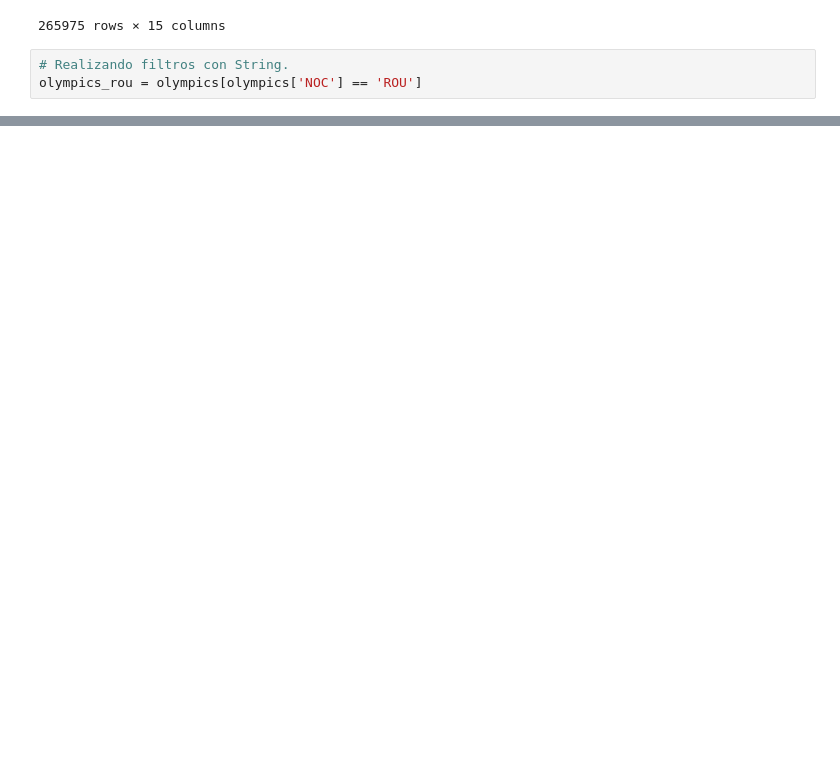
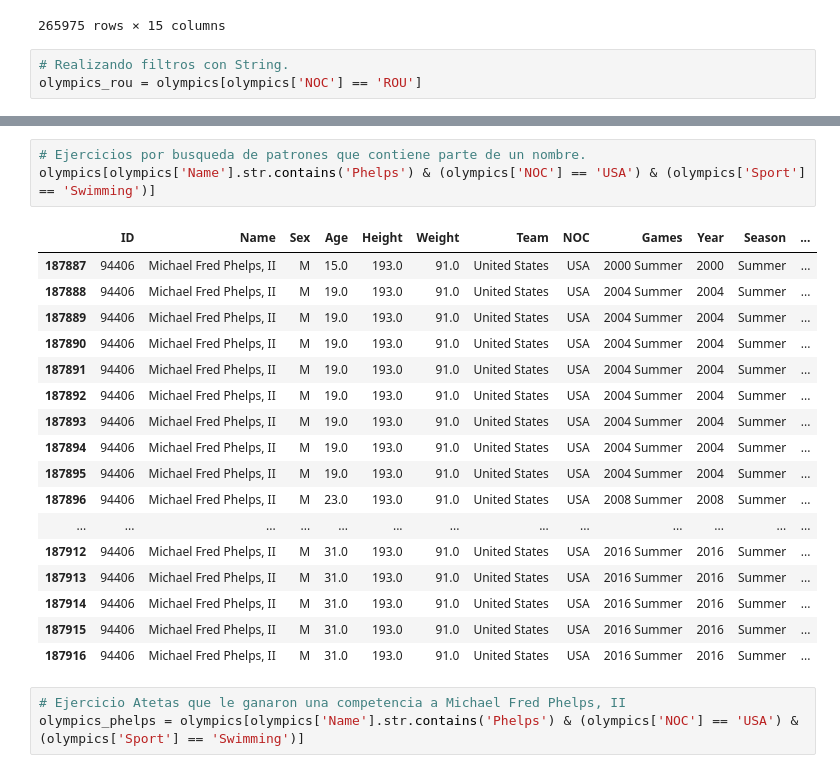
Before and after one commit to oscargbocanegra/learning, a Jupyter notebook: MachineLearning/c-udemy-analisis-datos-python-3/notebooks/04-manipulacion-datos-pandas.ipynb, the cells around one changed output, grey strips where cells are left out. Cells and saved outputs as stored; diff of their text form; blank space fills up the shorter version.

```diff
--- a/MachineLearning/c-udemy-analisis-datos-python-3/notebooks/04-manipulacion-datos-pandas.ipynb
+++ b/MachineLearning/c-udemy-analisis-datos-python-3/notebooks/04-manipulacion-datos-pandas.ipynb
@@ -266,0 +299,24 @@ olympics_rou[olympics_rou['Name'].str.startswith('Nadia')]
+# %%
+# Ejercicios por busqueda de patrones que contiene parte de un nombre.
+olympics[olympics['Name'].str.contains('Phelps') & (olympics['NOC'] == 'USA') & (olympics['Sport'] == 'Swimming')]
+# %% [output]
+|  | ID | Name | Sex | Age | Height | Weight | Team | NOC | Games | Year | Season | ... |
+| 187887 | 94406 | Michael Fred Phelps, II | M | 15.0 | 193.0 | 91.0 | United States | USA | 2000 Summer | 2000 | Summer | ... |
+| 187888 | 94406 | Michael Fred Phelps, II | M | 19.0 | 193.0 | 91.0 | United States | USA | 2004 Summer | 2004 | Summer | ... |
+| 187889 | 94406 | Michael Fred Phelps, II | M | 19.0 | 193.0 | 91.0 | United States | USA | 2004 Summer | 2004 | Summer | ... |
+| 187890 | 94406 | Michael Fred Phelps, II | M | 19.0 | 193.0 | 91.0 | United States | USA | 2004 Summer | 2004 | Summer | ... |
+| 187891 | 94406 | Michael Fred Phelps, II | M | 19.0 | 193.0 | 91.0 | United States | USA | 2004 Summer | 2004 | Summer | ... |
+| 187892 | 94406 | Michael Fred Phelps, II | M | 19.0 | 193.0 | 91.0 | United States | USA | 2004 Summer | 2004 | Summer | ... |
+| 187893 | 94406 | Michael Fred Phelps, II | M | 19.0 | 193.0 | 91.0 | United States | USA | 2004 Summer | 2004 | Summer | ... |
+| 187894 | 94406 | Michael Fred Phelps, II | M | 19.0 | 193.0 | 91.0 | United States | USA | 2004 Summer | 2004 | Summer | ... |
+| 187895 | 94406 | Michael Fred Phelps, II | M | 19.0 | 193.0 | 91.0 | United States | USA | 2004 Summer | 2004 | Summer | ... |
+| 187896 | 94406 | Michael Fred Phelps, II | M | 23.0 | 193.0 | 91.0 | United States | USA | 2008 Summer | 2008 | Summer | ... |
+| ... | ... | ... | ... | ... | ... | ... | ... | ... | ... | ... | ... | ... |
+| 187912 | 94406 | Michael Fred Phelps, II | M | 31.0 | 193.0 | 91.0 | United States | USA | 2016 Summer | 2016 | Summer | ... |
+| 187913 | 94406 | Michael Fred Phelps, II | M | 31.0 | 193.0 | 91.0 | United States | USA | 2016 Summer | 2016 | Summer | ... |
+| 187914 | 94406 | Michael Fred Phelps, II | M | 31.0 | 193.0 | 91.0 | United States | USA | 2016 Summer | 2016 | Summer | ... |
+| 187915 | 94406 | Michael Fred Phelps, II | M | 31.0 | 193.0 | 91.0 | United States | USA | 2016 Summer | 2016 | Summer | ... |
+| 187916 | 94406 | Michael Fred Phelps, II | M | 31.0 | 193.0 | 91.0 | United States | USA | 2016 Summer | 2016 | Summer | ... |
+# %%
+# Ejercicio Atetas que le ganaron una competencia a Michael Fred Phelps, II
+olympics_phelps = olympics[olympics['Name'].str.contains('Phelps') & (olympics['NOC'] == 'USA') & (olympics['Sport'] == 'Swimming')]
```
Also changed, not shown: parts of 15 cells of this notebook.
